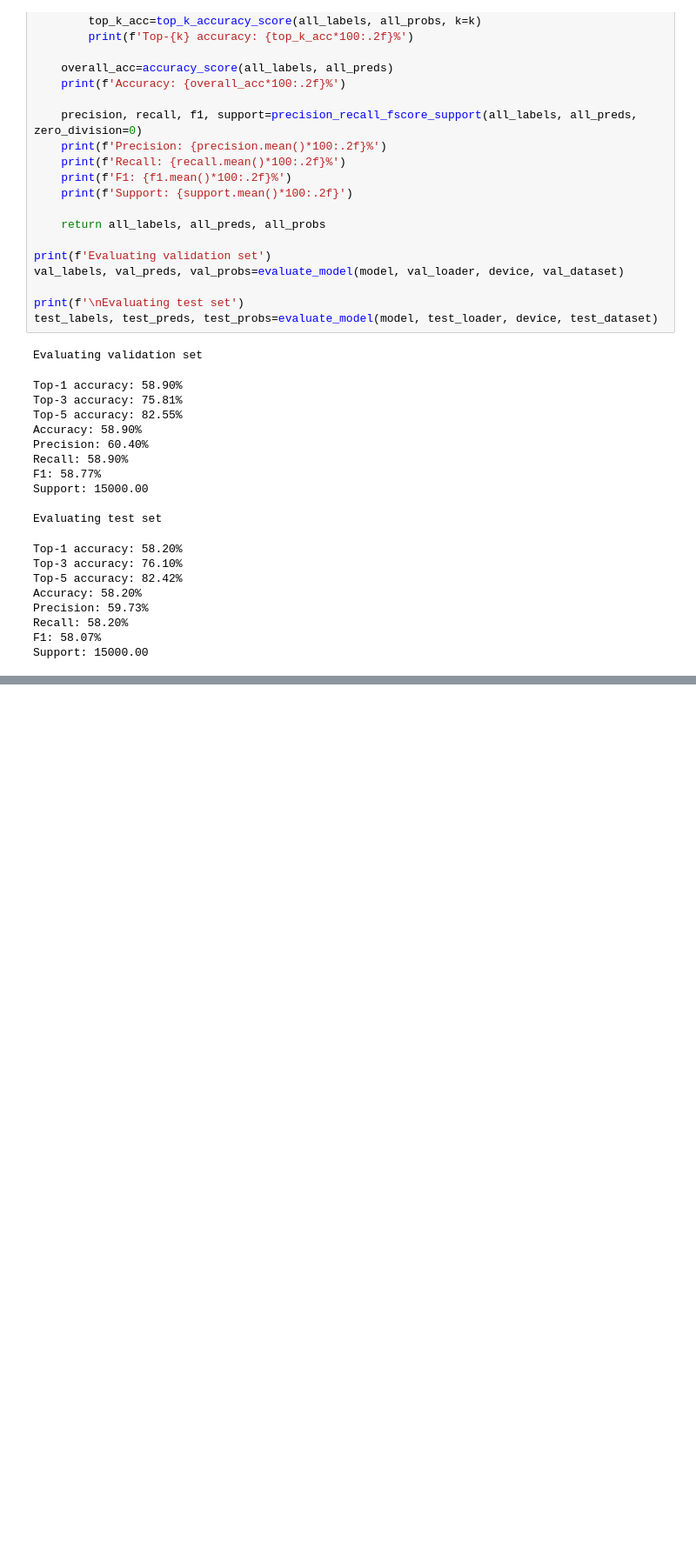
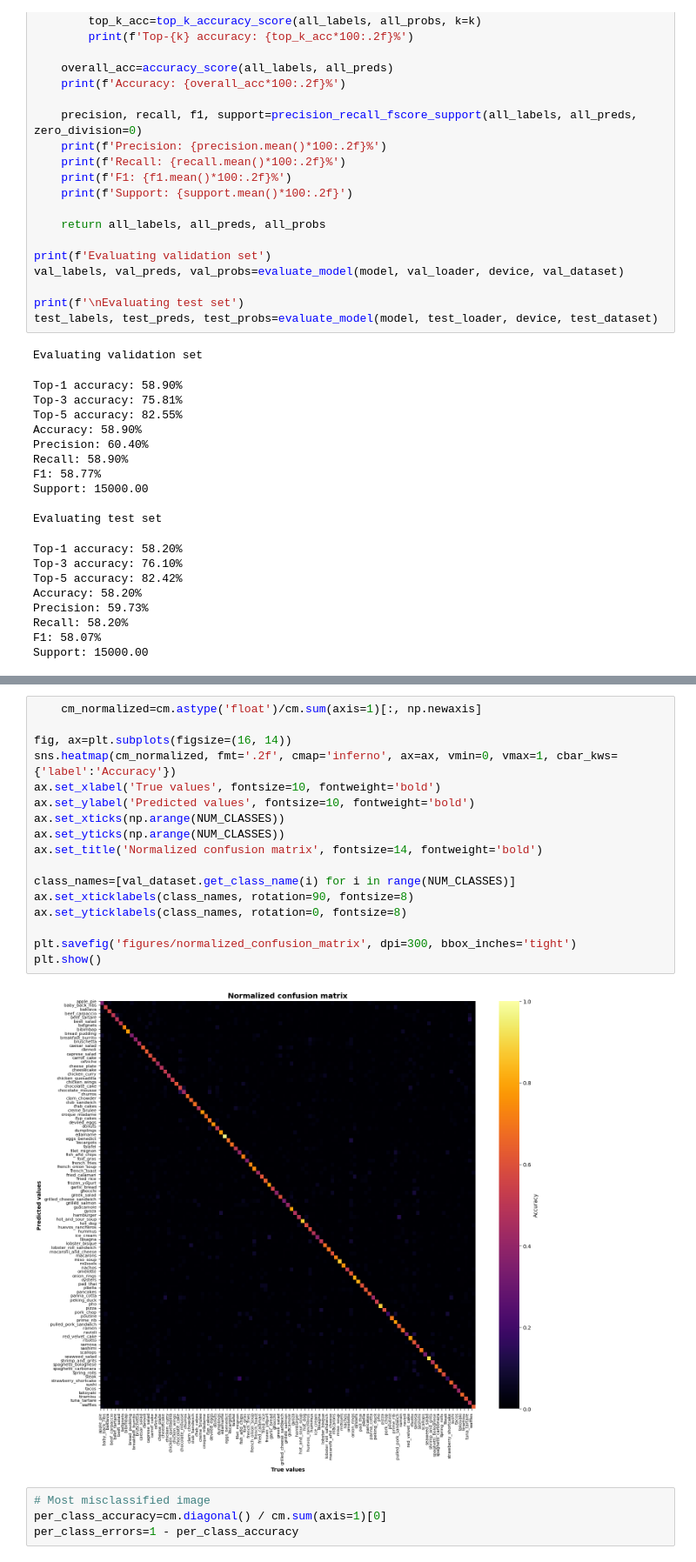
Before and after one commit to mm0narch/me-food, a Jupyter notebook: src/model_training/notebook.ipynb, the cells around one changed output, grey strips where cells are left out. Shown at 87% size. Drawn from its saved outputs; the diff is of its cells as text; blank space fills up the shorter version.

```diff
--- a/src/model_training/notebook.ipynb
+++ b/src/model_training/notebook.ipynb
@@ -494,0 +495,23 @@ plt.show()
+# %%
+    cm_normalized=cm.astype('float')/cm.sum(axis=1)[:, np.newaxis]
+
+fig, ax=plt.subplots(figsize=(16, 14))
+sns.heatmap(cm_normalized, fmt='.2f', cmap='inferno', ax=ax, vmin=0, vmax=1, cbar_kws={'label':'Accuracy'})
+ax.set_xlabel('True values', fontsize=10, fontweight='bold')
+ax.set_ylabel('Predicted values', fontsize=10, fontweight='bold')
+ax.set_xticks(np.arange(NUM_CLASSES))
+ax.set_yticks(np.arange(NUM_CLASSES))
+ax.set_title('Normalized confusion matrix', fontsize=14, fontweight='bold')
+
+class_names=[val_dataset.get_class_name(i) for i in range(NUM_CLASSES)]
+ax.set_xticklabels(class_names, rotation=90, fontsize=8)
+ax.set_yticklabels(class_names, rotation=0, fontsize=8)
+
+plt.savefig('figures/normalized_confusion_matrix', dpi=300, bbox_inches='tight')
+plt.show()
+# %% [output]
+[figure, added]
+# %%
+# Most misclassified image
+per_class_accuracy=cm.diagonal() / cm.sum(axis=1)[0]
+per_class_errors=1 - per_class_accuracy
```
Also changed, not shown: parts of 4 cells of this notebook, 5 other files.
